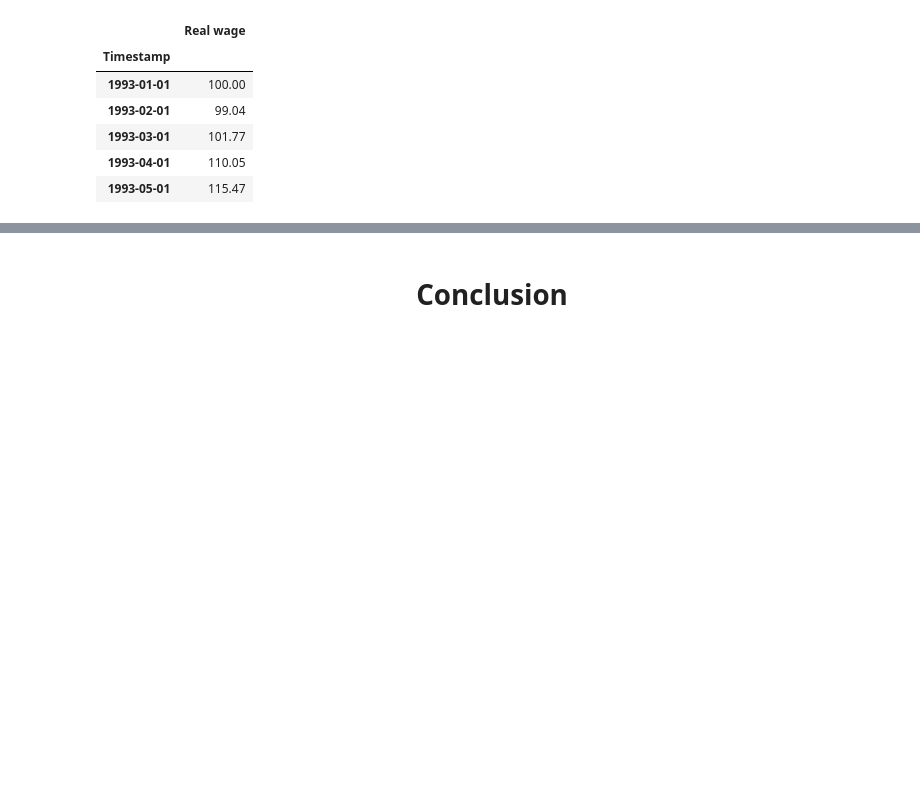
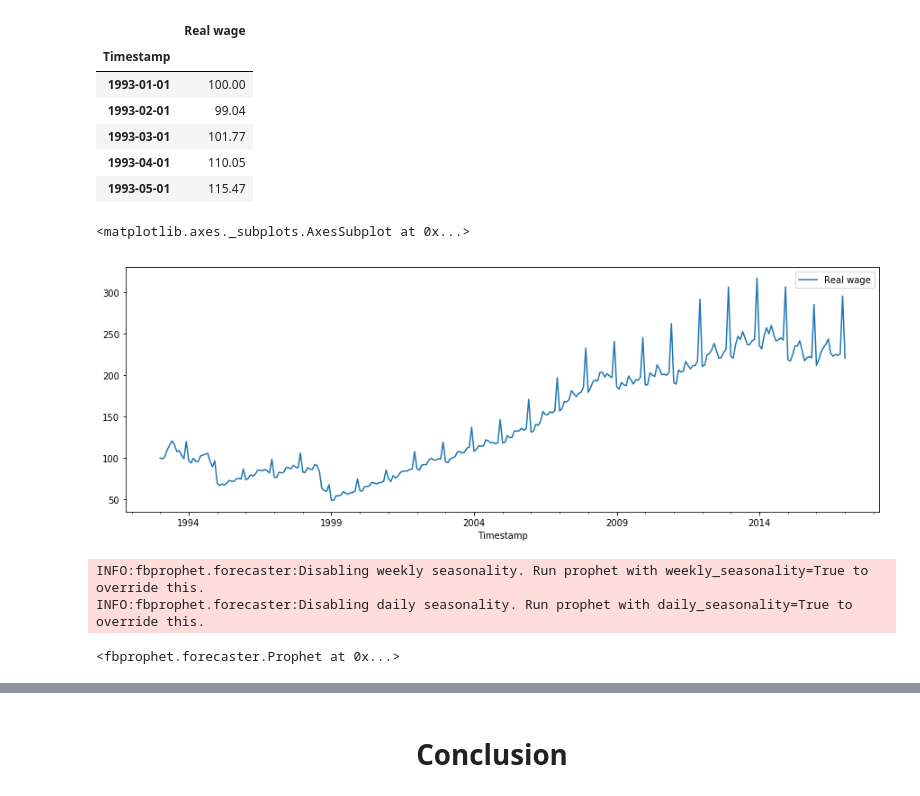
Before and after one commit to ml-mipt/ml-mipt-part2, a Jupyter notebook: 2018/seminars/3_advanced_forecasting/seminar_advanced_methods.ipynb, the cells around one changed output, grey strips where cells are left out. Cells and saved outputs as stored; diff of their text form; code cells hidden in the pictures; blank space fills up the shorter version.

```diff
--- a/2018/seminars/3_advanced_forecasting/seminar_advanced_methods.ipynb
+++ b/2018/seminars/3_advanced_forecasting/seminar_advanced_methods.ipynb
@@ -348,5 +345,10 @@ ts_wage.head()
 | 1993-03-01 | 101.77 |
 | 1993-04-01 | 110.05 |
 | 1993-05-01 | 115.47 |
+# %%
+ts_wage.plot(figsize=(15,5))
+# %% [output]
+<matplotlib.axes._subplots.AxesSubplot at 0x...>
+[figure, added]
 # %%
 # set the uncertainty interval to 95% (the Prophet default is 80%)
@@ -354,9 +356,13 @@ my_model = Prophet(interval_width=0.95)
 # %%
-# ts_wage.index.rename(name='ds', inplace=True)
+# transform ts for fbprophet
 ts_wage.reset_index(inplace=True)
 ts_wage.rename(index=str, columns={'Real wage':'y', 'Timestamp':'ds'}, inplace=True)
 ts_wage.head()
 
 # fit model
-my_model.fit(ts_wage)
+fb_model.fit(ts_wage)
+# %% [output]
+INFO:fbprophet.forecaster:Disabling weekly seasonality. Run prophet with weekly_seasonality=True to override this.
+INFO:fbprophet.forecaster:Disabling daily seasonality. Run prophet with daily_seasonality=True to override this.
+<fbprophet.forecaster.Prophet at 0x...>
 # %%
```
Also changed, not shown: parts of 25 cells of this notebook, 1 other file.
